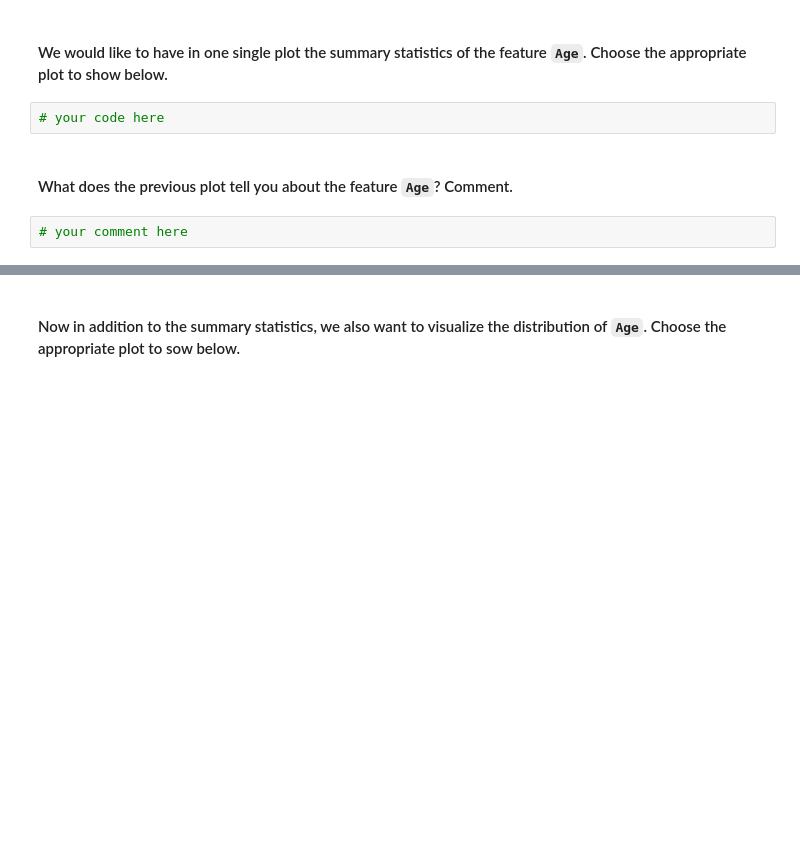
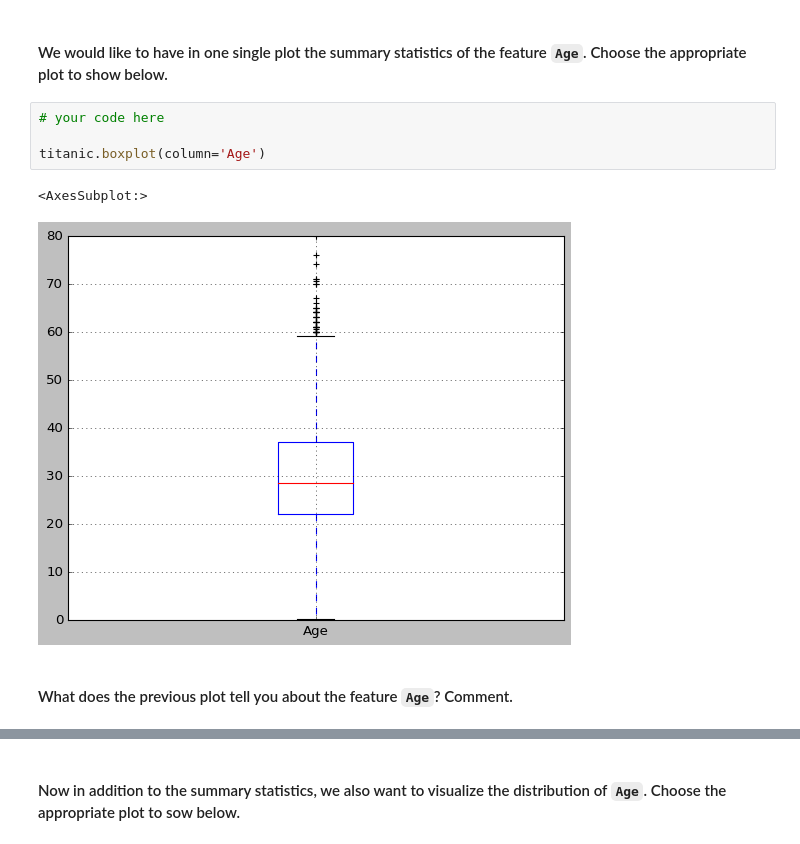
Before and after one commit to PaulaNuno/datamad0820, a Jupyter notebook: module-2/lab-matplotlib-seaborn/your-code/challenge-3.ipynb, the cells around one changed output, grey strips where cells are left out. Cells and saved outputs as stored; diff of their text form; blank space fills up the shorter version.

```diff
--- a/module-2/lab-matplotlib-seaborn/your-code/challenge-3.ipynb
+++ b/module-2/lab-matplotlib-seaborn/your-code/challenge-3.ipynb
@@ -64,7 +149,10 @@ titanic.head()
 #### We would like to have in one single plot the summary statistics of the feature `Age`. Choose the appropriate plot to show below.
 # %%
 # your code here
+
+titanic.boxplot(column='Age')
+# %% [output]
+<AxesSubplot:>
+[figure, added]
 # %% [markdown]
 #### What does the previous plot tell you about the feature `Age`? Comment.
-# %%
-# your comment here
```
Also changed, not shown: parts of 16 cells of this notebook, 1 other file.
